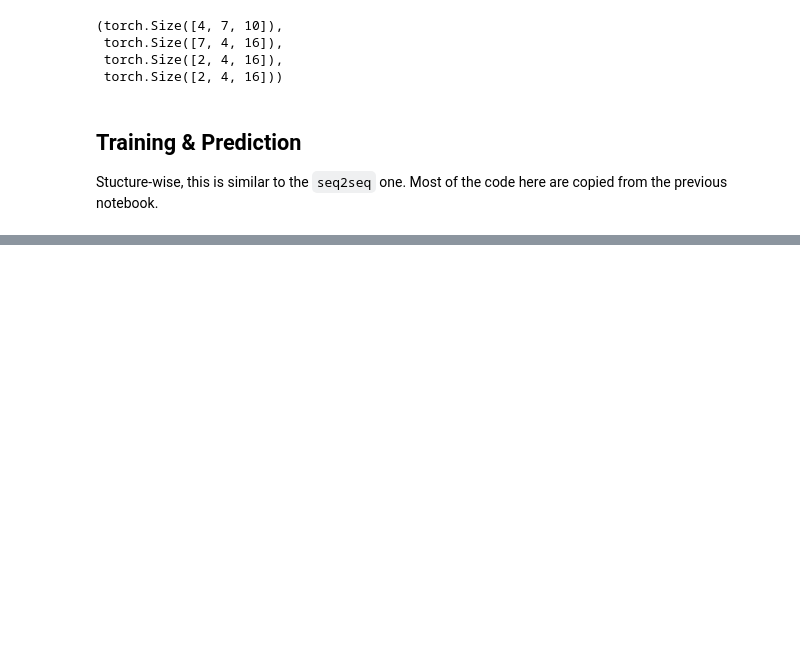
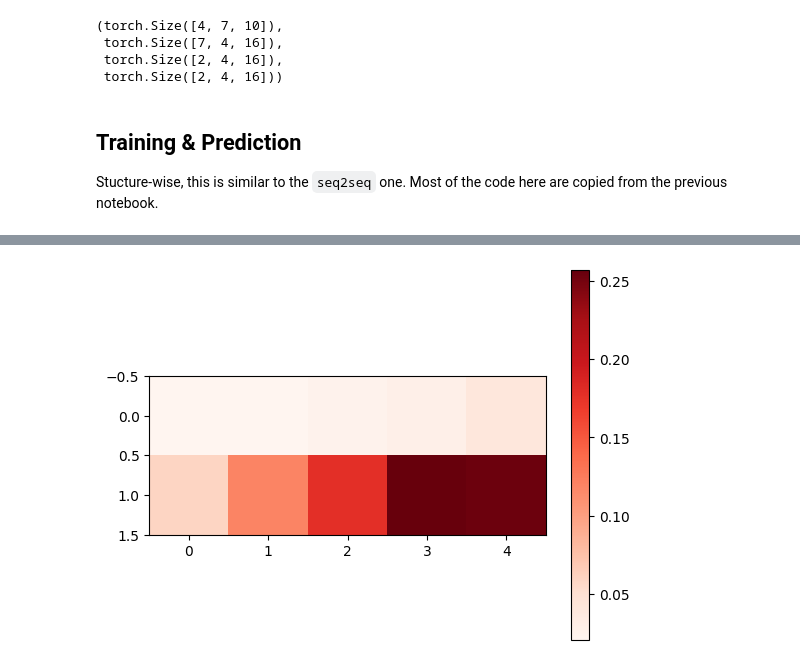
Before and after one commit to mos9527/naml, a Jupyter notebook: notebooks/Chapter10/4_bahdanau.ipynb, the cells around one changed output, grey strips where cells are left out. Cells and saved outputs as stored; diff of their text form; code cells hidden in the pictures; blank space fills up the shorter version.

```diff
--- a/notebooks/Chapter10/4_bahdanau.ipynb
+++ b/notebooks/Chapter10/4_bahdanau.ipynb
@@ -79,0 +80,5 @@ ask tom . => 去打汤姆。 <= 去问汤姆。, 0.0
+# %%
+from naml.plot import heatmap
+heatmap(net.decoder.attention.M_w.reshape((2,-1)))
+# %% [output]
+[figure, added]
```
Also changed, not shown: parts of 2 cells of this notebook, 2 other files.
